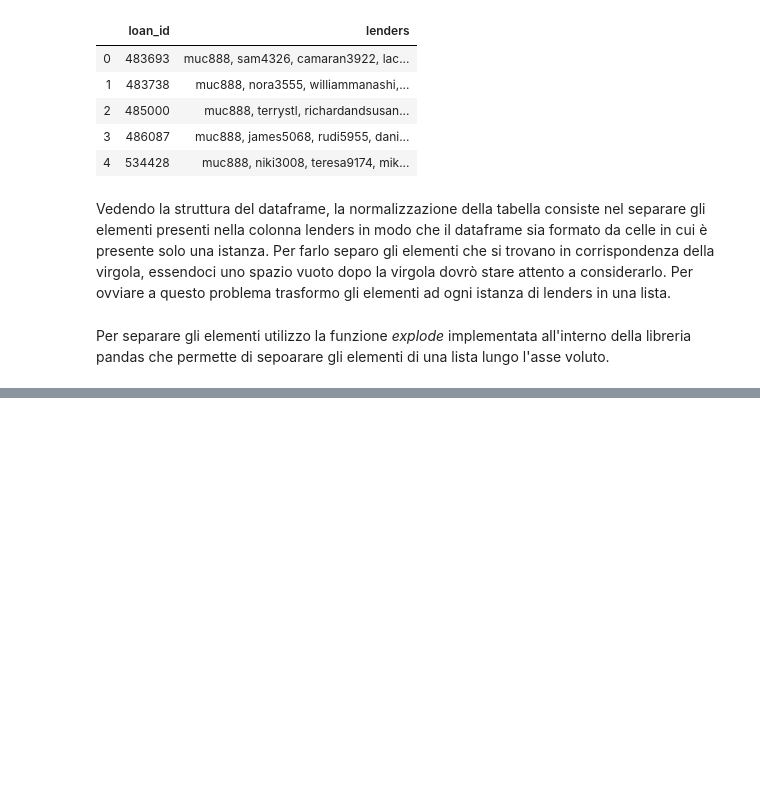
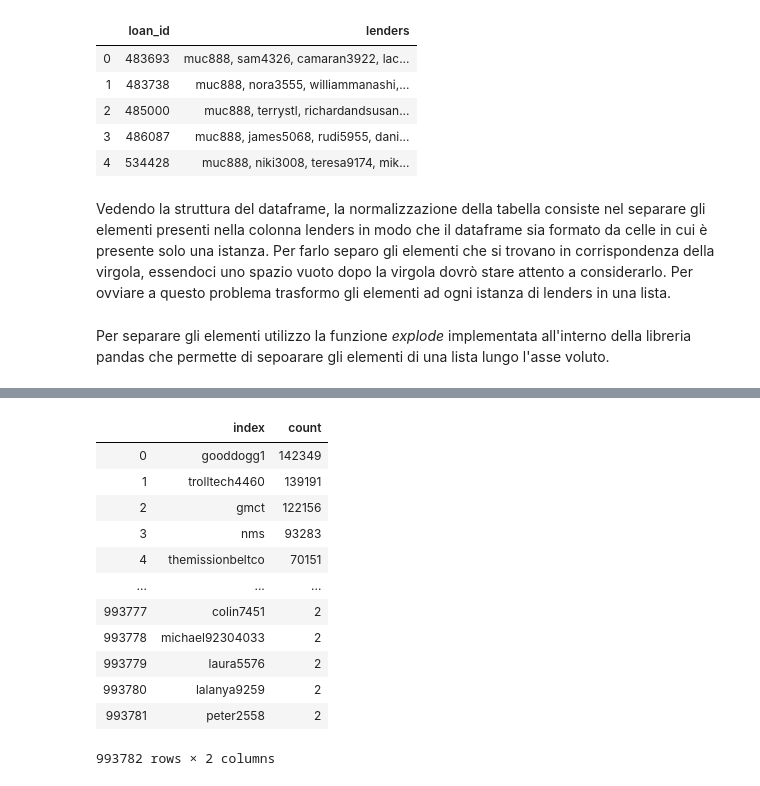
Before and after one commit to Chri1629/cs_project, a Jupyter notebook: esame_chri.ipynb, the cells around one changed output, grey strips where cells are left out. Cells and saved outputs as stored; diff of their text form; code cells hidden in the pictures; blank space fills up the shorter version.

```diff
--- a/esame_chri.ipynb
+++ b/esame_chri.ipynb
@@ -50,0 +87,12 @@ display(loans_lenders_norm.head())
+# %%
+#Per prima cosa unisco i df loans_lenders_norm e loans per sapere se tutti lenders in loans_lenders_norm corrispondano a uno status "funded"
+
+loans_lenders_merged = pd.merge(loans_lenders_norm, loans[["loan_id", "status"]], on="loan_id", how="left")
+# %%
+#Poi seleziono solo le righe che hanno come status "funded"
+
+loans_lenders_merged_funded = loans_lenders_merged[loans_lenders_merged["status"] == "funded"]
+# %%
+#E ora seleziono i "lenders who have funded at least twice"
+
+lenders_twice =  loans_lenders_merged_funded["lenders"].value_counts().reset_index(name="count").query("count >= 2")
@@ -50,0 +116,16 @@ display(loans_lenders_norm.head())
+# %%
+lenders_twice
+# %% [output]
+|  | index | count |
+| 0 | gooddogg1 | 142349 |
+| 1 | trolltech4460 | 139191 |
+| 2 | gmct | 122156 |
+| 3 | nms | 93283 |
+| 4 | themissionbeltco | 70151 |
+| ... | ... | ... |
+| 993777 | colin7451 | 2 |
+| 993778 | michael92304033 | 2 |
+| 993779 | laura5576 | 2 |
+| 993780 | lalanya9259 | 2 |
+| 993781 | peter2558 | 2 |
+993782 rows × 2 columns
```
Also changed, not shown: parts of 10 cells of this notebook.
